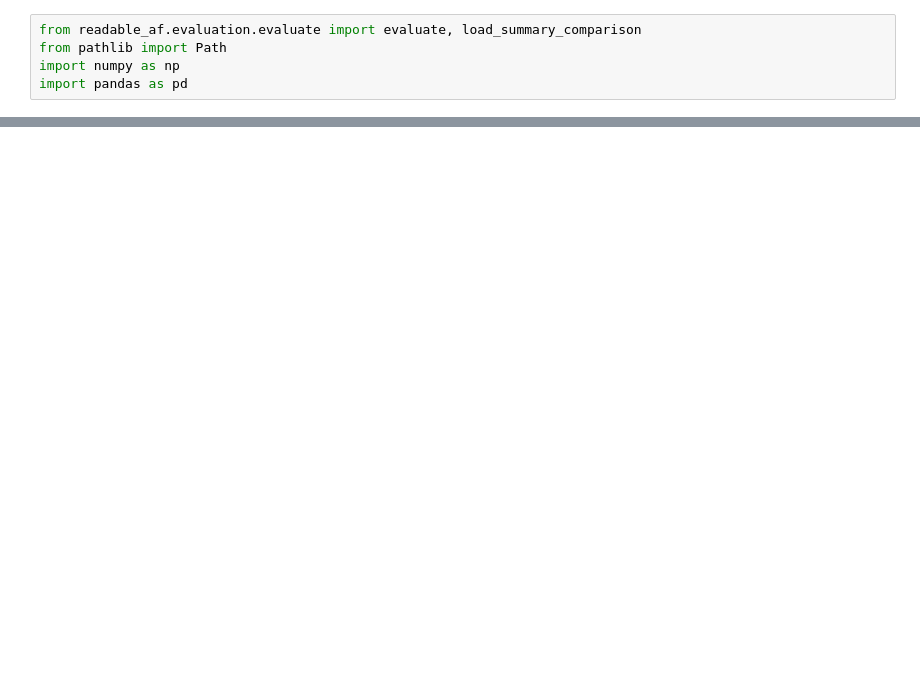
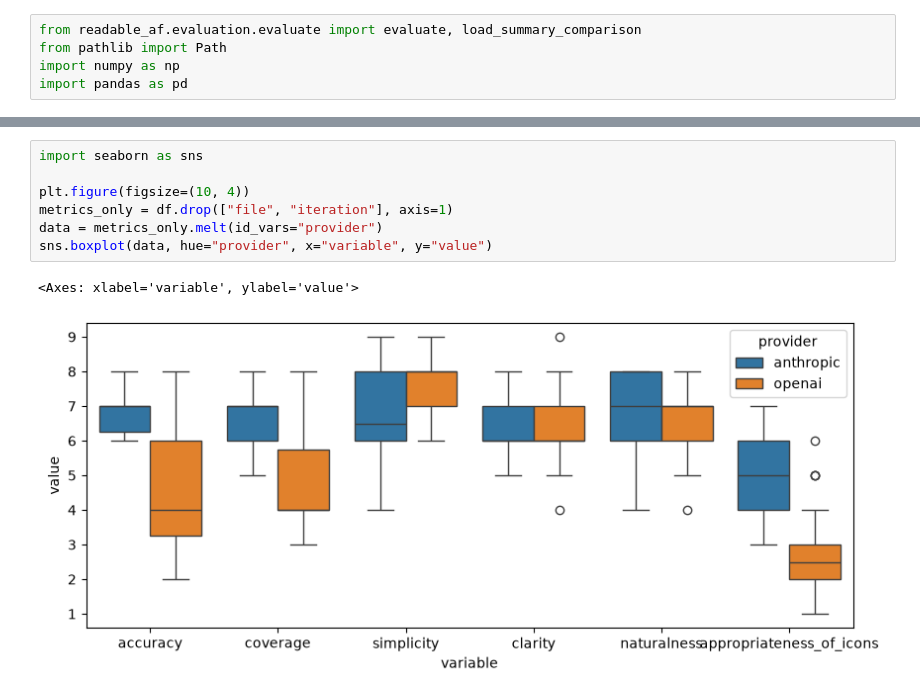
Before and after one commit to isaac-ped/aphasiaFriendly, a Jupyter notebook: analysis/analyze_evaluations.ipynb, the cells around one changed output, grey strips where cells are left out. Cells and saved outputs as stored; diff of their text form; blank space fills up the shorter version.

```diff
--- a/analysis/analyze_evaluations.ipynb
+++ b/analysis/analyze_evaluations.ipynb
@@ -25 +88,11 @@ df = pd.DataFrame(df_rows)
+# %%
+import seaborn as sns
+
+plt.figure(figsize=(10, 4))
+metrics_only = df.drop(["file", "iteration"], axis=1)
+data = metrics_only.melt(id_vars="provider")
+sns.boxplot(data, hue="provider", x="variable", y="value")
+# %% [output]
+<Axes: xlabel='variable', ylabel='value'>
+[figure, added]
 # %%
```
Also changed, not shown: parts of 9 cells of this notebook, 4 other files.
